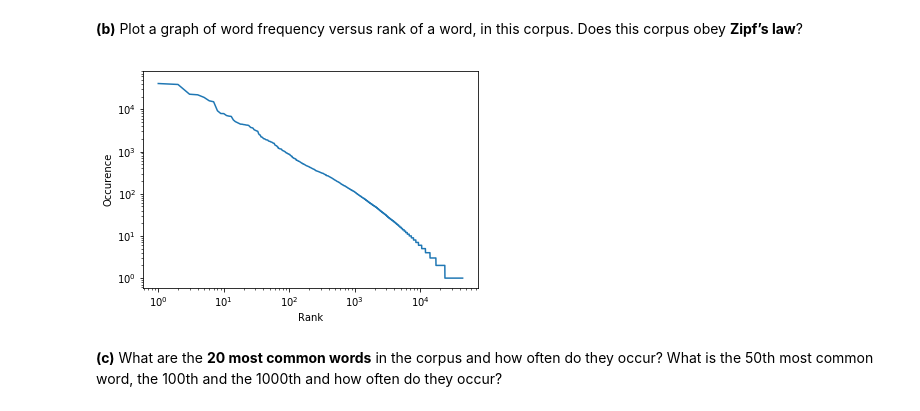
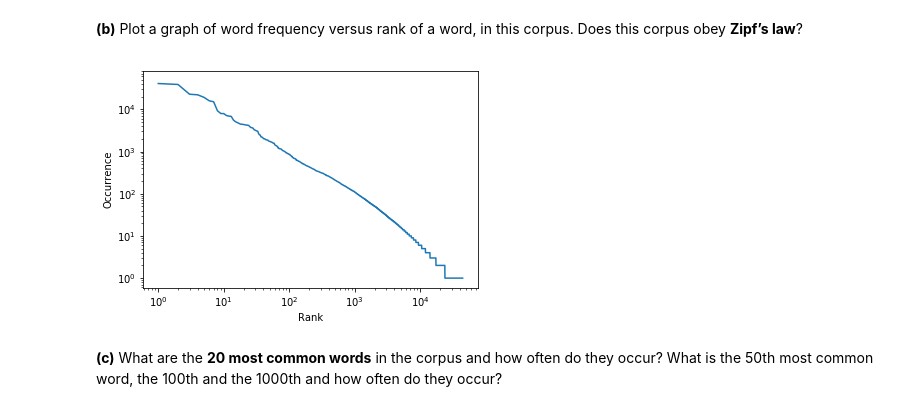
Before and after one commit to jorism1993/NLP-labs, a Jupyter notebook: lab1.ipynb, the cells around one changed output. Drawn from its saved outputs; the diff is of its cells as text; code cells hidden in the pictures.

```diff
--- a/lab1.ipynb
+++ b/lab1.ipynb
@@ -113,0 +58,30 @@ The size of the vocabulary is 39384
+# %%
+def basic_analysis(file_name):
+
+    file = open(file_name,"r+")
+
+    normal_text = file.read().split()
+
+    corpus, tags = [], []
+    for word in normal_text:
+
+        #if "|" not in word:
+        #    print("Word without tag!!")
+        #    break
+        #if word.split('|')[1] == "":
+        #    print("Empty tag!!")
+        #    break
+
+        corpus.append(word.split('|')[0])
+        tags.append(word.split('|')[1])
+
+    vocab = Counter(corpus)
+    corpus_lowercase = [word.lower() for word in vocab]
+    vocab_lowercase = Counter(corpus_lowercase)
+
+    return normal_text, corpus, tags, vocab, vocab_lowercase
+
+normal_text, corpus, tags, vocab, vocab_lowercase = basic_analysis("sec02-21.gold.tagged")
+print("Total number of tokens in corpus: " + str(len(corpus)))
+print("Vocabulary size: " + str(len(vocab)))
+print("Vocabulary size in lowercase: " + str(len(vocab_lowercase)))
@@ -122,19 +100,15 @@ For the rest of this exercise you should use the **original orthography** of the
 ------
 # %% [markdown]
 **(b)** Plot a graph of word frequency versus rank of a word, in this corpus. Does this corpus obey **Zipf’s law**?
-# %%
-## YOUR CODE HERE ##
-rank_list = []
-for item in count_normal:
-    rank_list.append(count_normal[item])
-
-rank_list.sort(reverse=True)
-rank = np.arange(len(rank_list))
-plt.loglog(rank,rank_list)
-plt.xlabel('Rank')
-plt.ylabel('Occurence')
-plt.show()
-# %% [output]
-[figure, removed]
+# %%
+rank = np.linspace(0,len(list(vocab)),len(list(vocab)))
+occurrence = sorted(list(vocab.values()), reverse=True)
+
+plt.loglog(rank, occurrence)
+plt.xlabel("Rank")
+plt.ylabel("Occurrence")
+plt.show()
+# %% [output]
+[figure, added]
 # %% [markdown]
 **(c)** What are the **20 most common words** in the corpus and how often do they occur? What is the 50th most common word, the 100th and the 1000th and how often do they occur?
```
Also changed, not shown: parts of 19 cells of this notebook.
